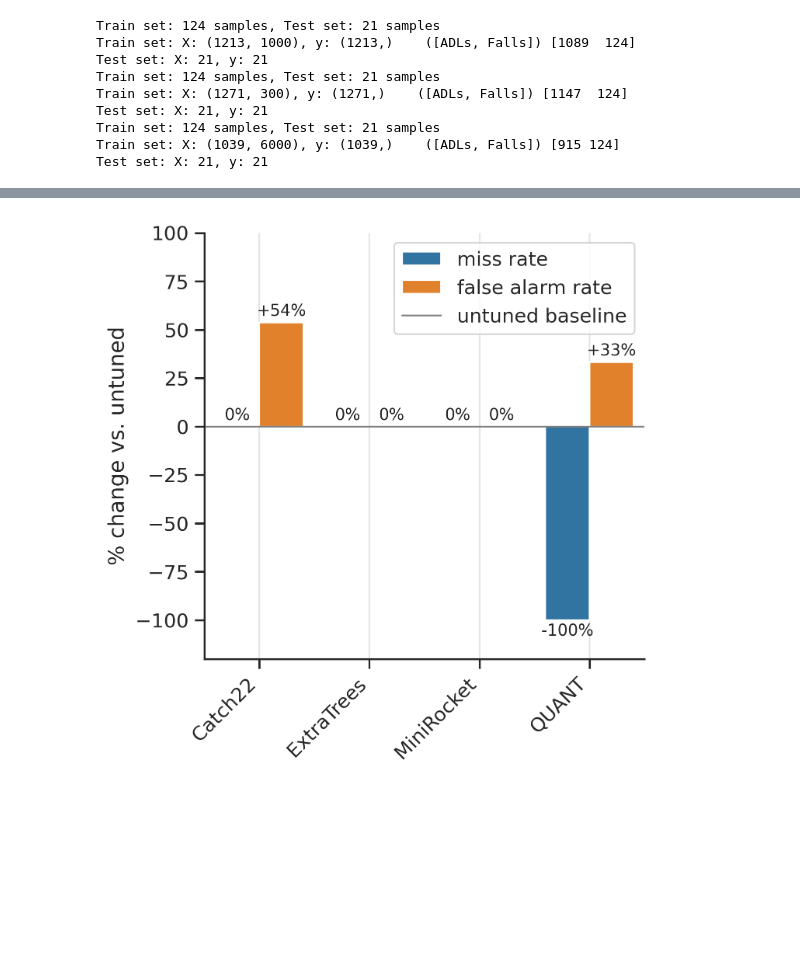
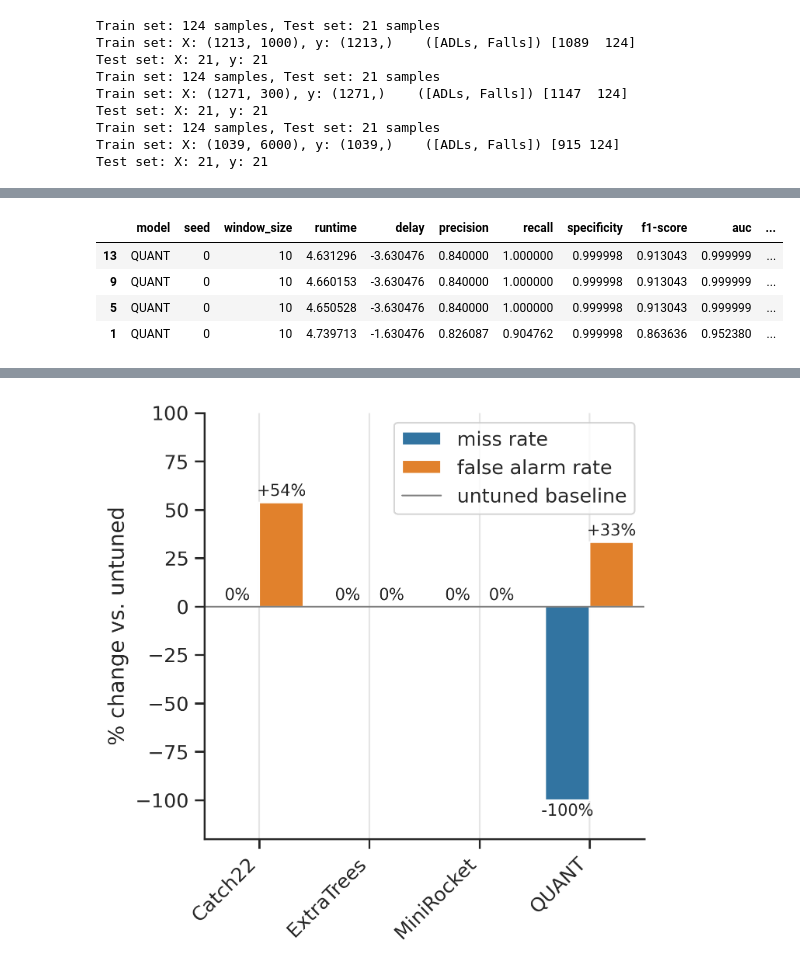
Before and after one commit to mlgig/fallstream, a Jupyter notebook: evaluation.ipynb, the cells around one changed output, grey strips where cells are left out. Cells and saved outputs as stored; diff of their text form; code cells hidden in the pictures; blank space fills up the shorter version.

```diff
--- a/evaluation.ipynb
+++ b/evaluation.ipynb
@@ -382,0 +432,10 @@ thresh_df.to_csv(RES_DIR / "quant_thresh_metrics.csv", index=False)
+# %%
+quant_thresh_df_old = pd.read_csv(RES_DIR / "quant_thresh_metrics.csv")
+# quant_thresh_df.sort_values(by=['fn_factor', 'tp_factor'], ascending=False)
+quant_thresh_df_old.query("tp_factor==1").sort_values(by=['fn_factor'], ascending=False)
+# %% [output]
+|  | model | seed | window_size | runtime | delay | precision | recall | specificity | f1-score | auc | ... |
+| 13 | QUANT | 0 | 10 | 4.631296 | -3.630476 | 0.840000 | 1.000000 | 0.999998 | 0.913043 | 0.999999 | ... |
+| 9 | QUANT | 0 | 10 | 4.660153 | -3.630476 | 0.840000 | 1.000000 | 0.999998 | 0.913043 | 0.999999 | ... |
+| 5 | QUANT | 0 | 10 | 4.650528 | -3.630476 | 0.840000 | 1.000000 | 0.999998 | 0.913043 | 0.999999 | ... |
+| 1 | QUANT | 0 | 10 | 4.739713 | -1.630476 | 0.826087 | 0.904762 | 0.999998 | 0.863636 | 0.952380 | ... |
```
Also changed, not shown: parts of 12 cells of this notebook, 9 other files.
